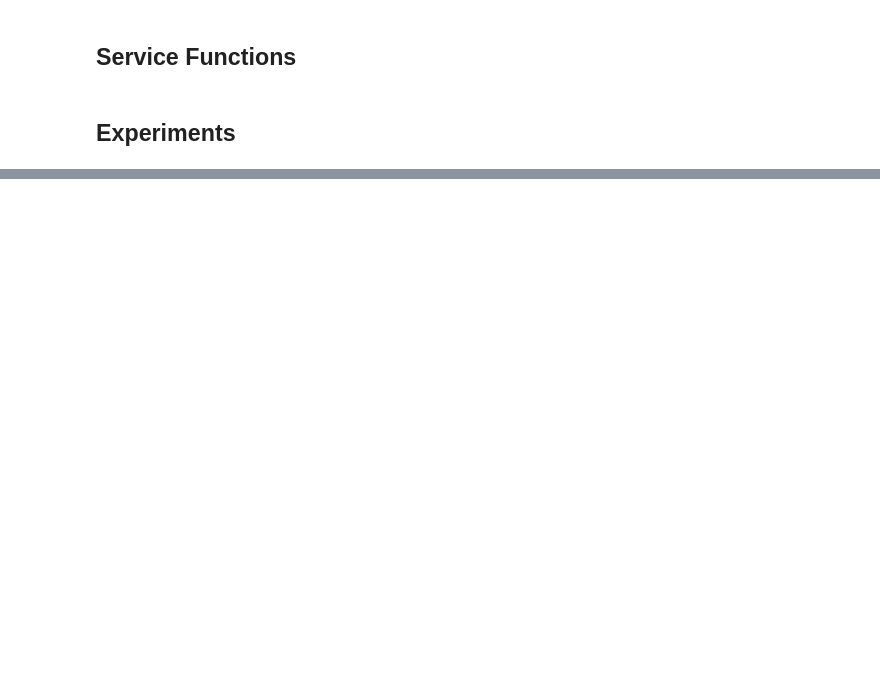
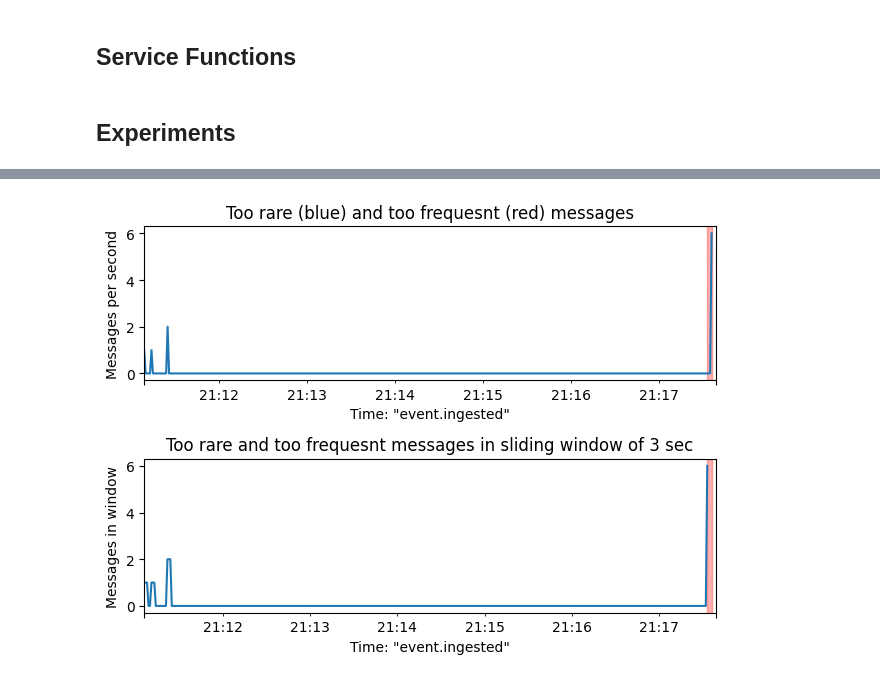
Before and after one commit to smartdeltanetrd/smartdelta-ml-research, a Jupyter notebook: usecase_c_anomaly_detection.ipynb, the cells around one changed output, grey strips where cells are left out. Saved outputs shown, nothing was run; the diff lists cells and outputs as text; code cells hidden in the pictures; blank space fills up the shorter version.

Commit message:
Finalize demo for anomaly detection in message intervals

```diff
--- a/usecase_c_anomaly_detection.ipynb
+++ b/usecase_c_anomaly_detection.ipynb
@@ -83,12 +201,6 @@ logs_dict = load_logs('data/elastic_logs_example_01.json')
+# %%
+WIN_SIZE_SEC = 3
 # %%
-win_size_sec = 3
-too_rare_list, too_freq_list = find_event_time_anomaly(logs_dict, 'event.ingested', win_size_sec)
-if len(too_rare_list) > 0:
-    print("Anomaly found: too rare messages in the following time frames:")
-    for win_start in too_rare_list:
-        print(f"\t from {win_start} to {win_start + datetime.timedelta(seconds=win_size_sec)}")
-if len(too_freq_list) > 0:
-    print("Anomaly found: too frequent messages in the following time frames:")
-    for win_start in too_freq_list:
-        print(f"\t from {win_start} to {win_start + datetime.timedelta(seconds=win_size_sec)}")
+report_anomalies(logs_dict, 'event.ingested', WIN_SIZE_SEC)
 # %% [output]
+[figure, added]
```
Also changed, not shown: parts of 14 cells of this notebook.
